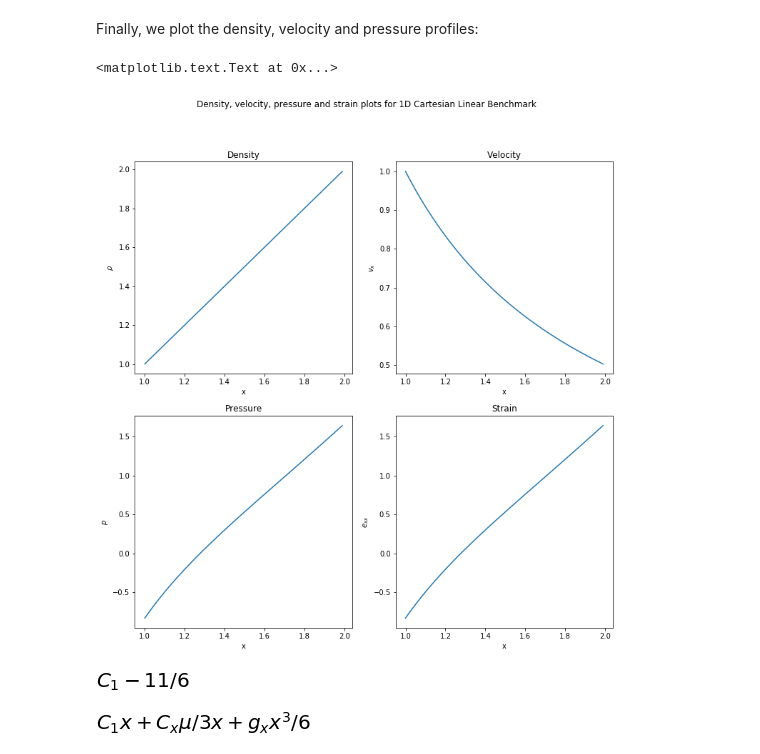
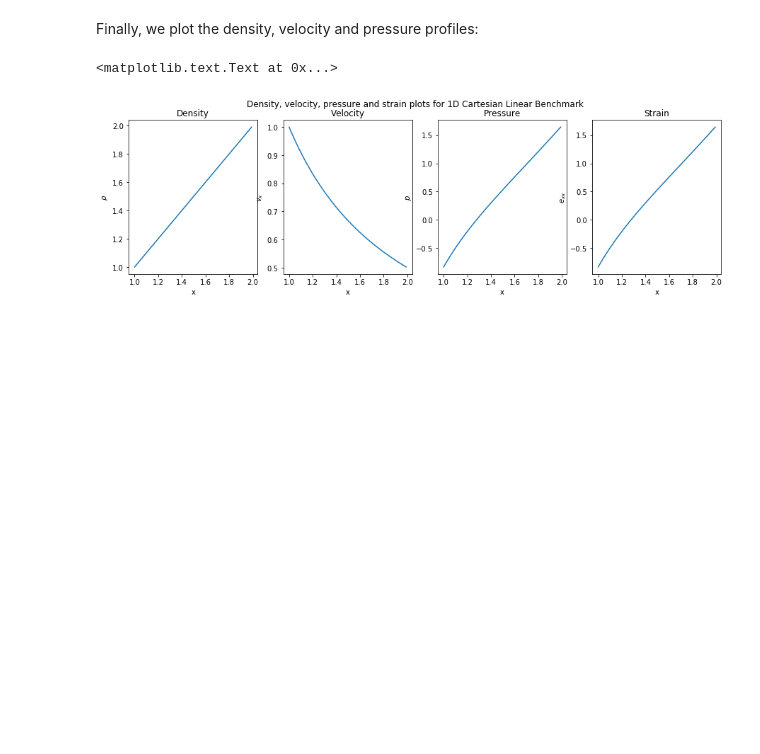
Before and after one commit to TPDW/Navier-Stokes-Benchmarks, a Jupyter notebook: Cartesian 1D Linear Neat.ipynb, the cells around one changed output. Saved outputs shown, nothing was run; the diff lists cells and outputs as text; code cells hidden in the pictures; blank space fills up the shorter version.

Commit message:
updated plots

```diff
--- a/Cartesian 1D Linear Neat.ipynb
+++ b/Cartesian 1D Linear Neat.ipynb
@@ -121,30 +126,30 @@ x_plotting = np.arange(1,2,0.01)
 # %% [markdown]
 Finally, we plot the density, velocity and pressure profiles:
 # %%
-fig,axes = plt.subplots(2,2,figsize=(12,12))
+fig,axes = plt.subplots(1,4,figsize=(15,4))
 
-axes[0,0].plot(x_plotting,density_function(x_plotting))
-axes[0,0].set_xlabel("x")
-axes[0,0].set_ylabel(r"$\rho$")
-axes[0,0].set_title("Density")
+axes[0].plot(x_plotting,density_function(x_plotting))
+axes[0].set_xlabel("x")
+axes[0].set_ylabel(r"$\rho$")
+axes[0].set_title("Density")
 
-axes[0,1].plot(x_plotting,velocity_function(x_plotting))
-axes[0,1].set_xlabel("x")
-axes[0,1].set_ylabel("$v_x$")
-axes[0,1].set_title("Velocity")
+axes[1].plot(x_plotting,velocity_function(x_plotting))
+axes[1].set_xlabel("x")
+axes[1].set_ylabel("$v_x$")
+axes[1].set_title("Velocity")
 
-axes[1,0].plot(x_plotting,pressure_function(x_plotting))
-axes[1,0].set_xlabel("x")
-axes[1,0].set_ylabel("$p$")
-axes[1,0].set_title("Pressure")
+axes[2].plot(x_plotting,pressure_function(x_plotting))
+axes[2].set_xlabel("x")
+axes[2].set_ylabel("$p$")
+axes[2].set_title("Pressure")
 
-axes[1,1].plot(x_plotting,pressure_function(x_plotting))
-axes[1,1].set_xlabel("x")
-axes[1,1].set_ylabel("$e_{xx}$")
-axes[1,1].set_title("Strain")
+axes[3].plot(x_plotting,pressure_function(x_plotting))
+axes[3].set_xlabel("x")
+axes[3].set_ylabel("$e_{xx}$")
+axes[3].set_title("Strain")
 
 fig.suptitle("Density, velocity, pressure and strain plots for 1D Cartesian Linear Benchmark")
 # %% [output]
 <matplotlib.text.Text at 0x...>
-[figure, old version]
+[figure, new version]
 # %%
@@ -152,8 +156,0 @@ fig.savefig("1DCartesianLinear.png")
-# %%
-integrate(p,(x,1,2)).subs(Cx,1).subs(gx,-1).subs(mu,1)
-# %% [output]
-[figure, removed]
-# %%
-integrate(p,x)
-# %% [output]
-[figure, removed]
```
Also changed, not shown: parts of 3 cells of this notebook, 8 other files.
